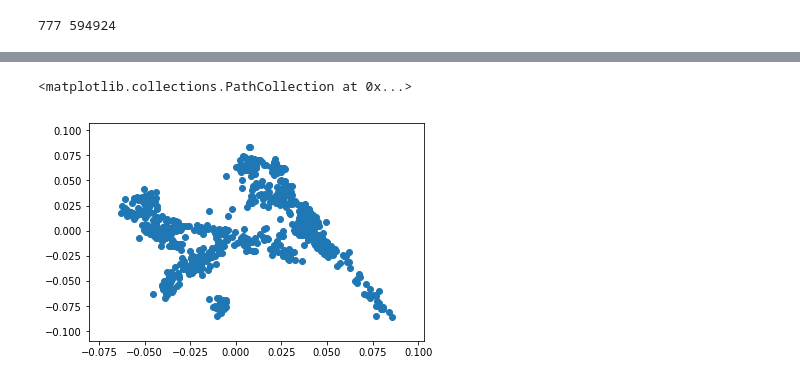
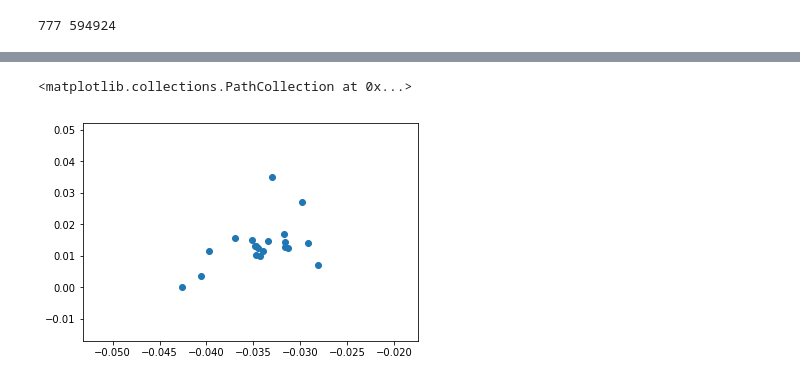
Before and after one commit to ChiChunLiu/pcshrink, a Jupyter notebook: notebooks/naive-holdout-method.ipynb, the cells around one changed output, grey strips where cells are left out. Drawn from its saved outputs; the diff is of its cells as text; code cells hidden in the pictures.

```diff
--- a/notebooks/naive-holdout-method.ipynb
+++ b/notebooks/naive-holdout-method.ipynb
@@ -22,5 +40,8 @@ print(data.n, data.p)
 # %%
-f = np.nansum(data.Y, axis=1) / (2. * data.n)
-snp_idx = np.where((f > .05) & (f < .95))[0]
+# use allele frequency estimator from Price et al. 2006
+f = (1. + np.nansum(data.Y, axis=1)) / (2 + (2. * data.n))
+
+# keep snps that aren't too rare or common
+snp_idx = np.where((f > .02) & (f < .98))[0]
 print(f.shape, snp_idx.shape)
 # %% [output]
@@ -37,5 +74,5 @@ Z[np.isnan(Z)] = 0.0
 # %%
 %%time
-pca = PCA(20)
+pca = PCA(data.n, svd_solver="full")
 pca.fit(Z.T)
 # %% [output]
@@ -52,5 +131,5 @@ L = L / np.linalg.norm(L, axis=0, ord=2)
 # %%
-plt.scatter(L[:, 0], -L[:, 1])
+plt.scatter(L[:20, 0], L[:20, 1])
 # %% [output]
 <matplotlib.collections.PathCollection at 0x...>
-[figure, old version]
+[figure, new version]
```
Also changed, not shown: parts of 24 cells of this notebook, 1 other file.
